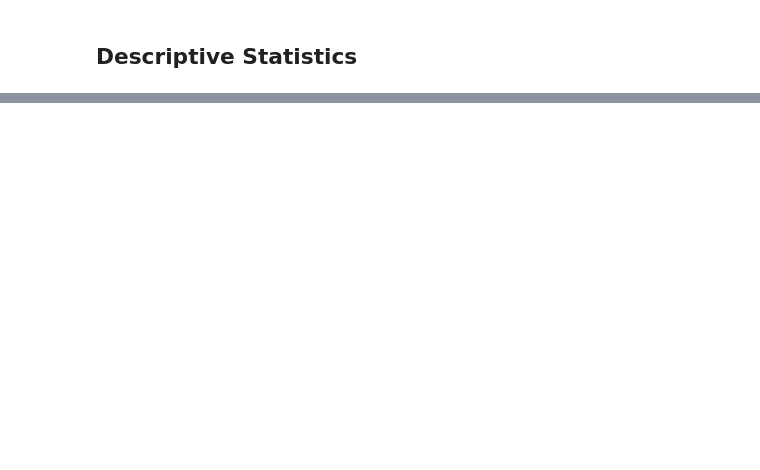
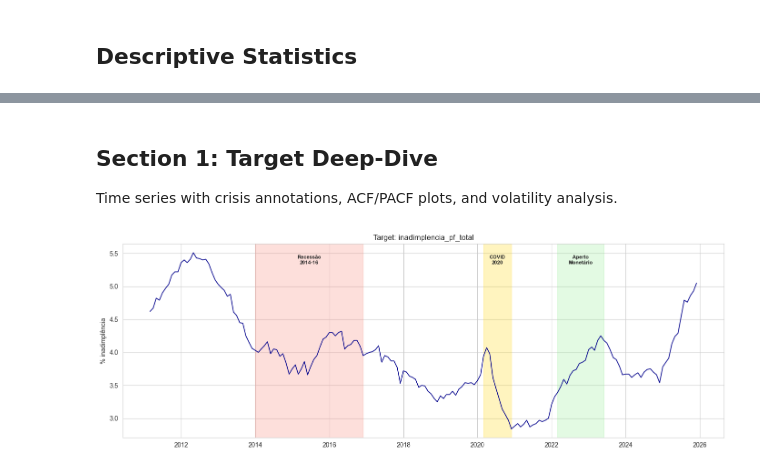
Before and after one commit to BrunoRaphaell/nowcasting, a Jupyter notebook: notebooks/01_eda.ipynb, the cells around one changed output, grey strips where cells are left out. Drawn from its saved outputs; the diff is of its cells as text; code cells hidden in the pictures; blank space fills up the shorter version.

```diff
--- a/notebooks/01_eda.ipynb
+++ b/notebooks/01_eda.ipynb
@@ -42,0 +103,28 @@ panel.describe()
+# %% [markdown]
+## Section 1: Target Deep-Dive
+
+Time series with crisis annotations, ACF/PACF plots, and volatility analysis.
+# %%
+target = panel[TARGET_COL].dropna()
+
+fig, ax = plt.subplots(figsize=(14, 5))
+ax.plot(target.index, target.values, color="darkblue", linewidth=1.2)
+
+# Annotate crisis periods
+crisis_periods = [
+    ("2014-01", "2016-12", "Recessão\n2014-16", "salmon"),
+    ("2020-03", "2020-12", "COVID\n2020", "gold"),
+    ("2022-03", "2023-06", "Aperto\nMonetário", "lightgreen"),
+]
+for start, end, label, color in crisis_periods:
+    s, e = pd.Timestamp(start), pd.Timestamp(end)
+    ax.axvspan(s, e, alpha=0.25, color=color, label=label)
+    ax.text(s + (e - s) / 2, ax.get_ylim()[1] * 0.97, label,
+            ha="center", va="top", fontsize=8, fontweight="bold")
+
+ax.set_title(f"Target: {TARGET_COL}")
+ax.set_ylabel("% inadimplência")
+plt.tight_layout()
+plt.show()
+# %% [output]
+[figure, added]
```
Also changed, not shown: parts of 46 cells of this notebook.
